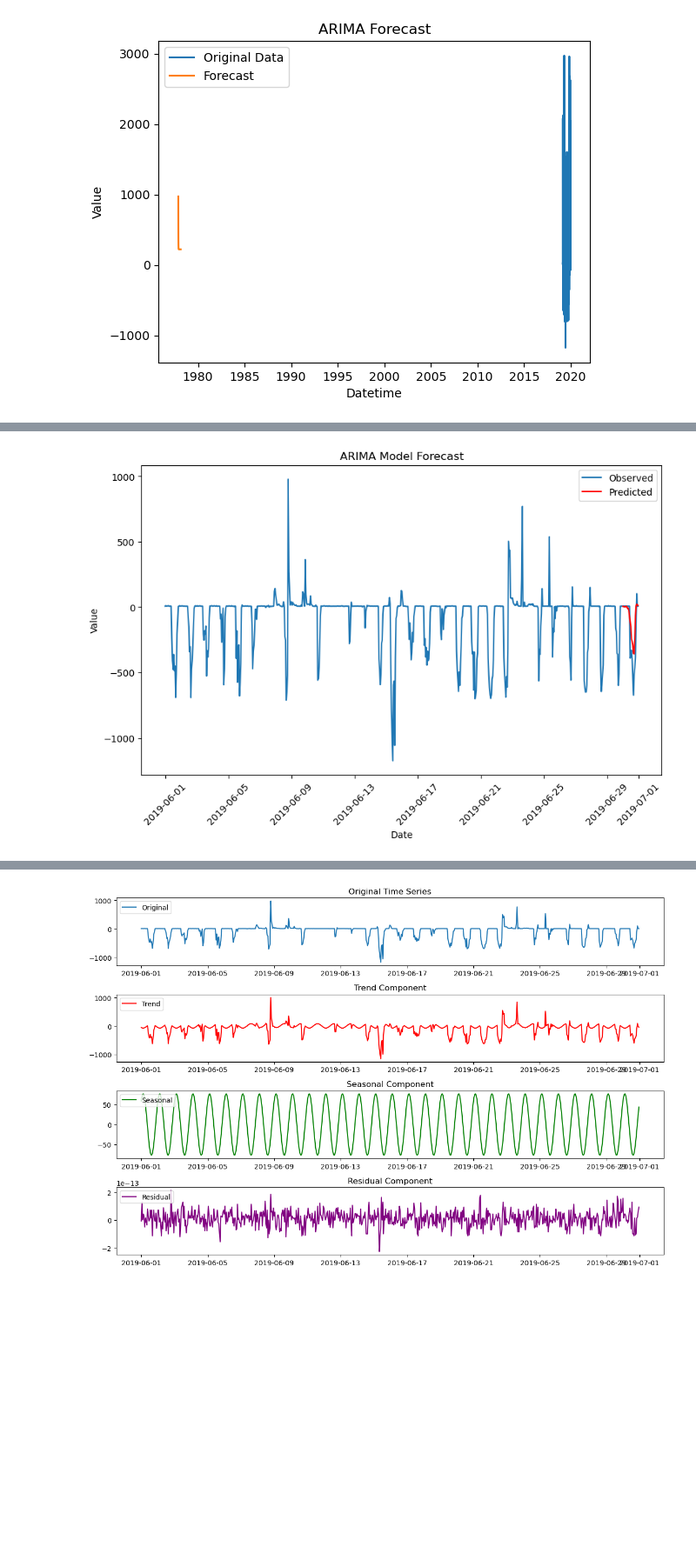
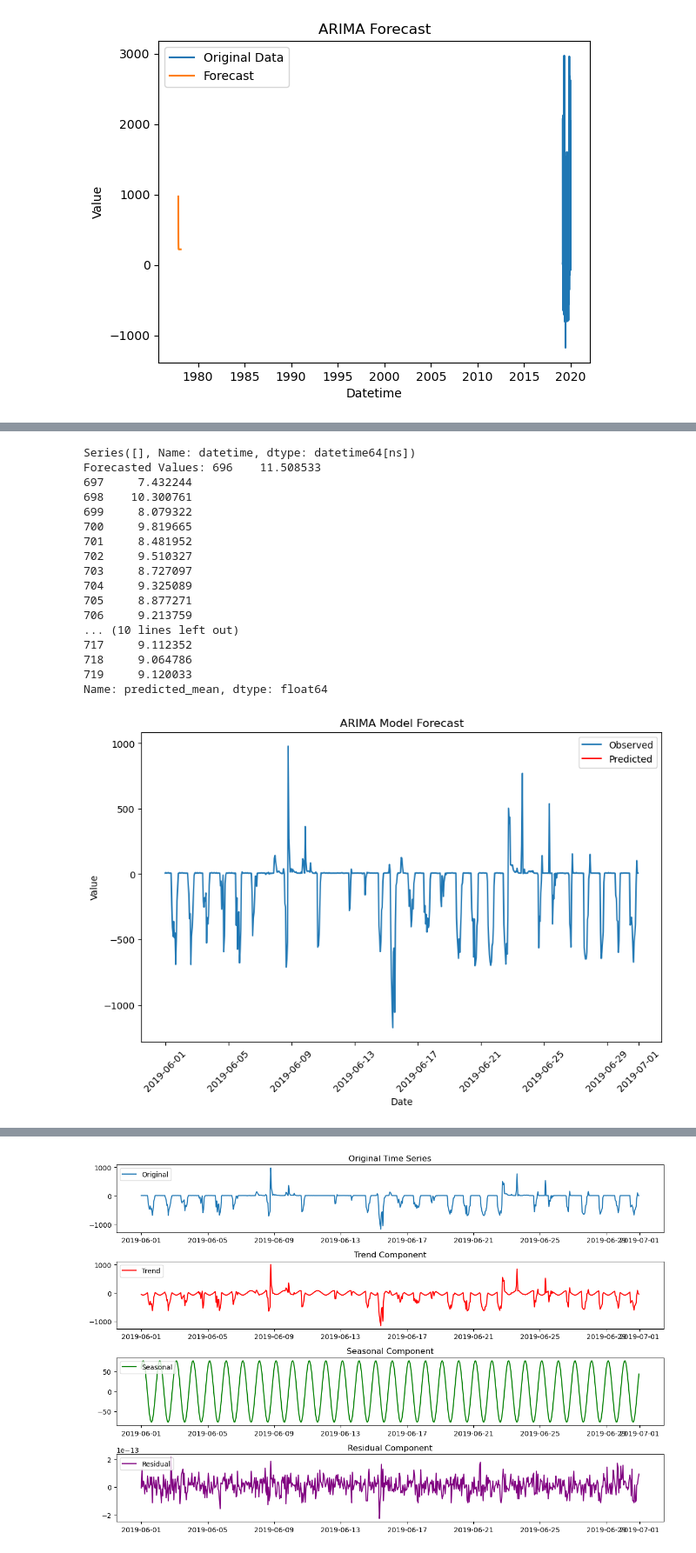
Before and after one commit to dguiraldes/aml_project, a Jupyter notebook: wills_code.ipynb, the cells around one changed output, grey strips where cells are left out. Shown at 87% size. Drawn from its saved outputs; the diff is of its cells as text; code cells hidden in the pictures; blank space fills up the shorter version.

Commit message:
multi sarimax v1

```diff
--- a/wills_code.ipynb
+++ b/wills_code.ipynb
@@ -183,29 +242,35 @@ Warnings:
 # %%
-from statsmodels.tsa.statespace.sarimax import SARIMAX
+results= pd.DataFrame()
+for x in range(2, 0, -1):
+    break_val = -24*x
+    break_val2 = -24*(x-1)
+    train = df.iloc[:break_val]
+    test = df.iloc[break_val:break_val2]
 
-train_data = df.iloc[:-24]
-test_data = df.iloc[-24:]
+    model = SARIMAX(train['net_load'], order=(1, 1, 1), seasonal_order=(1, 1, 1, 2))  # Example order, adjust as needed
+    arima_model = model.fit()
 
-# Step 6: SARIMA Modeling
-# Fit ARIMA model to the training data
-model = SARIMAX(train_data['net_load'], order=(1, 1, 1), seasonal_order=(1, 1, 1, 24))  # Example order, adjust as needed
-arima_model = model.fit()
 
-# Step 7: Model Evaluation
-# Make predictions on the testing set
-predictions = arima_model.predict(start=len(train_data), end=len(train_data)+len(test_data)-1, typ='levels')
-mse = mean_squared_error(test_data['net_load'], predictions)
-print('Mean Squared Error:', mse)
+    #predictions = arima_model.predict(start=len(train), end=len(train)+len(test)-1, typ='levels')
+    #mse = mean_squared_error(test['net_load'], predictions)
+    #print('Mean Squared Error:', mse)
+    print(test['datetime'])
+    forecast_horizon = 24
+    forecast = arima_model.forecast(steps=forecast_horizon)
+    print('Forecasted Values:', forecast)
+    forecast_df = pd.DataFrame({'forecast': forecast}, index=test.index)
 
-# Step 8: Forecasting
-# Use the trained ARIMA model to forecast future time periods
-forecast_horizon = 24
-forecast = arima_model.forecast(steps=forecast_horizon)
-print('Forecasted Values:', forecast)
+    # Merge forecast_df with test DataFrame on index
+    test_with_forecast = pd.merge(test, forecast_df, left_index=True, right_index=True)
+
+    # Concatenate test_with_forecast with results
+    results = pd.concat([results, test_with_forecast], ignore_index=True)
+
+
 
 plt.figure(figsize=(10, 6))
 plt.plot(df['datetime'], df['net_load'], label='Observed')
-plt.plot(test_data['datetime'], predictions, label='Predicted', color='red')
+plt.plot(results['datetime'],results['forecast'], label='Predicted', color='red')
 plt.xlabel('Date')
 plt.ylabel('Value')
 plt.title('ARIMA Model Forecast')
@@ -232,2 +297,19 @@ Forecasted Values: 696      6.211829
 Name: predicted_mean, dtype: float64
+Series([], Name: datetime, dtype: datetime64[ns])
+Forecasted Values: 696    11.508533
+697     7.432244
+698    10.300761
+699     8.079322
+700     9.819665
+701     8.481952
+702     9.510327
+703     8.727097
+704     9.325089
+705     8.877271
+706     9.213759
+... (10 lines left out)
+717     9.112352
+718     9.064786
+719     9.120033
+Name: predicted_mean, dtype: float64
-[figure, old version]
+[figure, new version]
```
Also changed, not shown: parts of 8 cells of this notebook.
